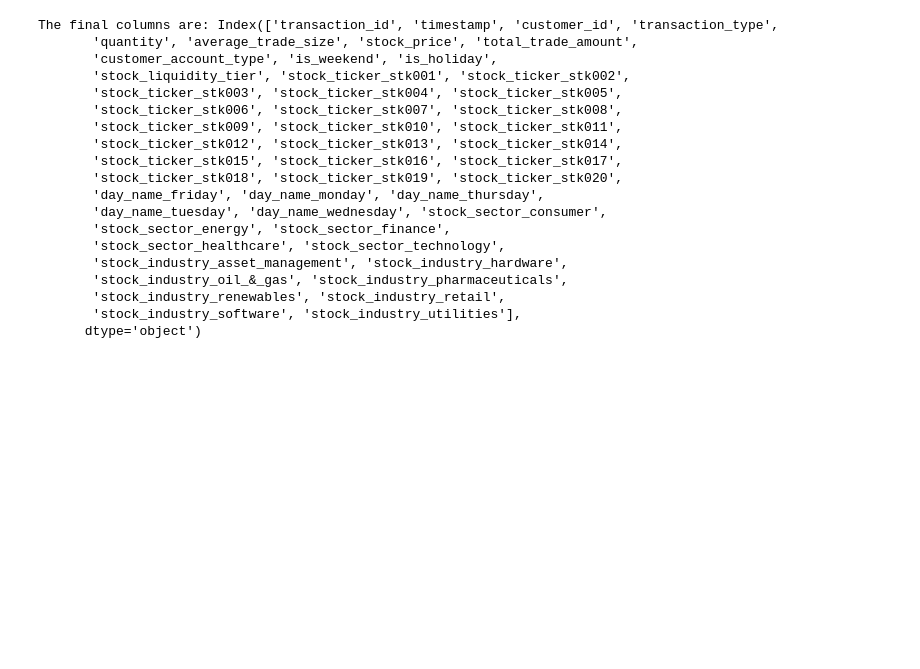
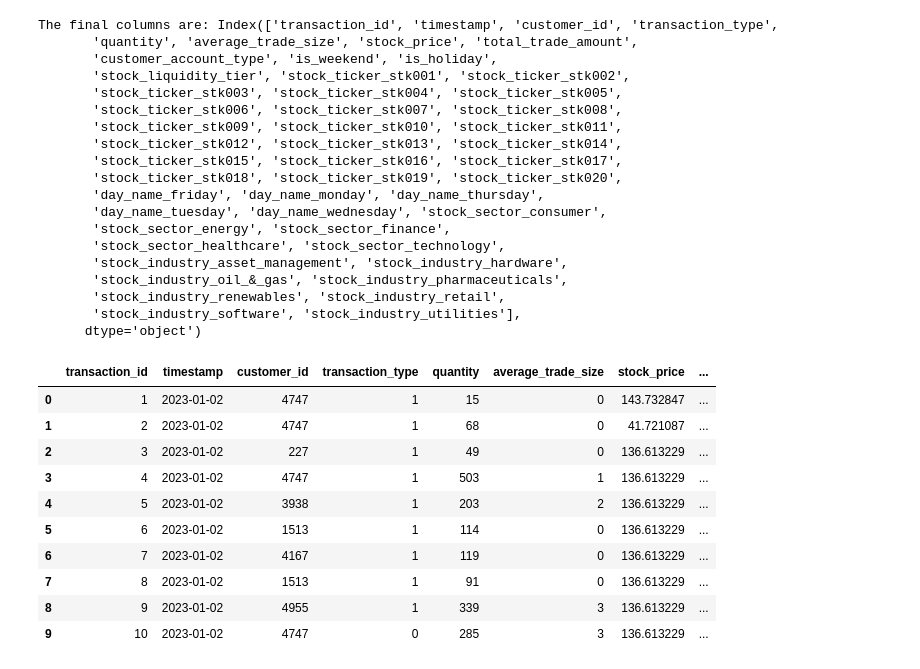
Before and after one commit to fadelely/Stock-Analysis, a Jupyter notebook: src/Analysis.ipynb, the cells around one changed output. Drawn from its saved outputs; the diff is of its cells as text; code cells hidden in the pictures; blank space fills up the shorter version.

Commit message:
add label encoding to stock liquidity and average

```diff
--- a/src/Analysis.ipynb
+++ b/src/Analysis.ipynb
@@ -368,6 +368,6 @@ Many of the categorical features were encoded using different techniques. Firstl
 - `transaction_type`: BUY: 1, SELL: 0
 # %%
 df_encoded_trans = merged_df.copy()
-df_encoded_trans["transaction_type"] = df_encoded_trans["transaction_type"].map({"BUY": 1, "SELL": 0})
+df_encoded_trans["transaction_type"] = df_encoded_trans["transaction_type"].map({"BUY": 1, "SELL": 0}).astype(int)
 df_encoded_account = df_encoded_trans.copy()
-df_encoded_account["customer_account_type"] = df_encoded_account["customer_account_type"].map({"Retail": 1, "Institutional": 0})
+df_encoded_account["customer_account_type"] = df_encoded_account["customer_account_type"].map({"Retail": 1, "Institutional": 0}).astype(int)
@@ -374 +380,16 @@ df_encoded_account["customer_account_type"] = df_encoded_account["customer_accou
+# %%
+df_encoded_average = df_encoded_account.copy()
+df_encoded_average["average_trade_size"] = df_encoded_average["average_trade_size"].map({
+    "Small": 0,
+    "Medium": 1,
+    "Large": 2,
+    "Very Large": 3,
+    "Extreme": 4
+}).astype(int)
+df_encoded_stock = df_encoded_average.copy()
+df_encoded_stock["stock_liquidity_tier"] = df_encoded_stock["stock_liquidity_tier"].map({
+    "Low":0,
+    "Mid":1,
+    "High":2
+}).astype(int)
 # %% [markdown]
@@ -376,6 +397,6 @@ Next, columns that had more than two possible categories were instead one hot en
 # %%
 df_one_hot_encoded = pd.get_dummies(
-    df_encoded_account,
+    df_encoded_stock,
     columns=["stock_ticker", "day_name", "stock_sector", "stock_industry"]
 )
 # %% [markdown]
@@ -413,3 +433,18 @@ The final columns are: Index(['transaction_id', 'timestamp', 'customer_id', 'tra
        'stock_industry_renewables', 'stock_industry_retail',
        'stock_industry_software', 'stock_industry_utilities'],
       dtype='object')
+# %%
+pd.set_option('display.max_columns', None)
+df_final.head(10)
+# %% [output]
+|  | transaction_id | timestamp | customer_id | transaction_type | quantity | average_trade_size | stock_price | ... |
+| 0 | 1 | 2023-01-02 | 4747 | 1 | 15 | 0 | 143.732847 | ... |
+| 1 | 2 | 2023-01-02 | 4747 | 1 | 68 | 0 | 41.721087 | ... |
+| 2 | 3 | 2023-01-02 | 227 | 1 | 49 | 0 | 136.613229 | ... |
+| 3 | 4 | 2023-01-02 | 4747 | 1 | 503 | 1 | 136.613229 | ... |
+| 4 | 5 | 2023-01-02 | 3938 | 1 | 203 | 2 | 136.613229 | ... |
+| 5 | 6 | 2023-01-02 | 1513 | 1 | 114 | 0 | 136.613229 | ... |
+| 6 | 7 | 2023-01-02 | 4167 | 1 | 119 | 0 | 136.613229 | ... |
+| 7 | 8 | 2023-01-02 | 1513 | 1 | 91 | 0 | 136.613229 | ... |
+| 8 | 9 | 2023-01-02 | 4955 | 1 | 339 | 3 | 136.613229 | ... |
+| 9 | 10 | 2023-01-02 | 4747 | 0 | 285 | 3 | 136.613229 | ... |
```
Also changed, not shown: parts of 5 cells of this notebook, 1 other file.
